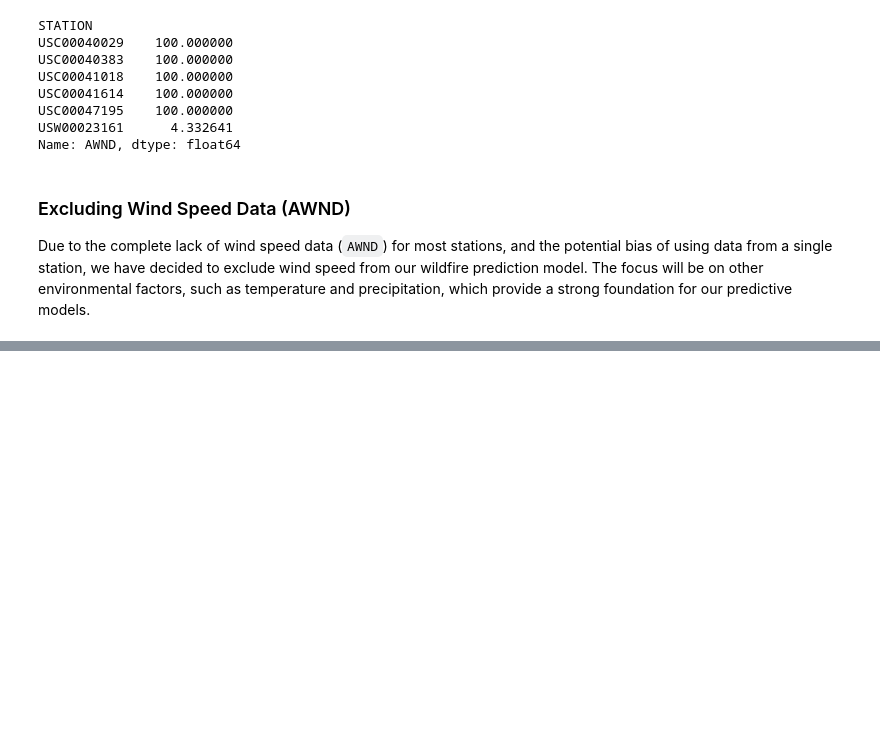
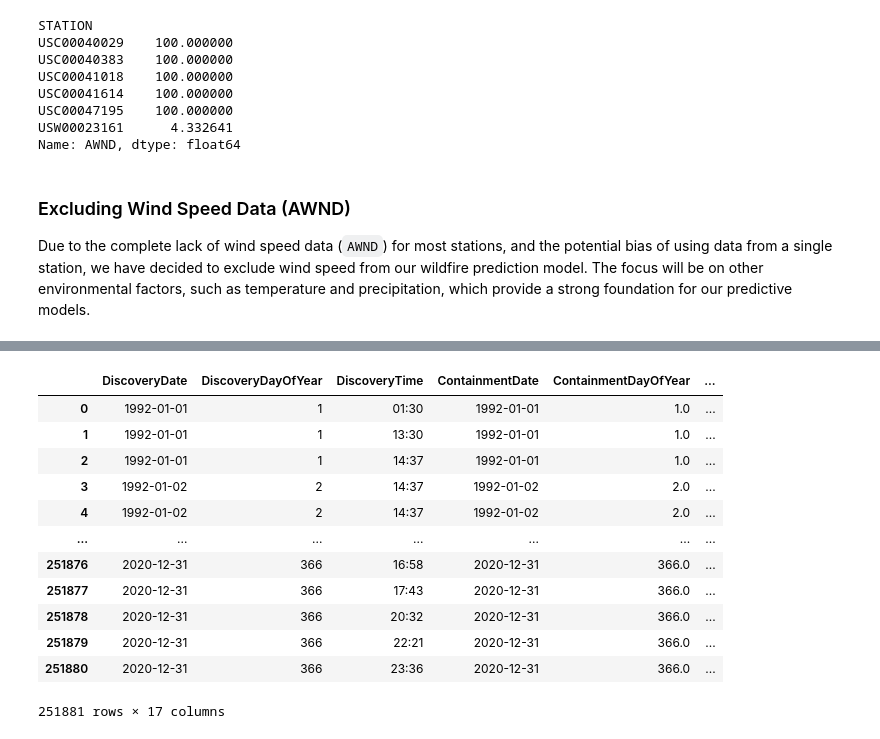
Before and after one commit to samuelbrhane/Extreme-Whether-Event-Prediction, a Jupyter notebook: Wildfires.ipynb, the cells around one changed output, grey strips where cells are left out. Cells and saved outputs as stored; diff of their text form; code cells hidden in the pictures; blank space fills up the shorter version.

```diff
--- a/Wildfires.ipynb
+++ b/Wildfires.ipynb
@@ -1576,0 +1614,38 @@ env_df
+# %%
+# Select unique stations
+stations_df = env_df[['Station', 'Latitude', 'Longitude']].drop_duplicates()
+
+# Convert degrees to radians
+stations_coords = np.radians(stations_df[['Latitude', 'Longitude']].to_numpy())
+wildfire_coords = np.radians(df_wildfire_ca[['Latitude', 'Longitude']].to_numpy())
+
+# Build a k-d tree
+tree = cKDTree(stations_coords)
+
+# Find the index of the nearest station for each wildfire
+distances, indices = tree.query(wildfire_coords, k=1)
+
+# Add the nearest station to the wildfire dataframe
+df_wildfire_ca['NearestStation'] = stations_df.iloc[indices]['Station'].values
+
+# Merge the wildfire data with environmental data on the nearest station and the date
+df_wildfire_ca = pd.merge(df_wildfire_ca, env_df, how='left', left_on=['NearestStation', 'DiscoveryDate'], right_on=['Station', 'Date'])
+
+df_wildfire_ca.drop(columns=['NearestStation', 'Station', 'Date', 'Name', 'Latitude_y', 'Longitude_y', 'Elevation'], inplace=True)
+df_wildfire_ca.rename(columns={'Latitude_x': 'Latitude', 'Longitude_x': 'Longitude'}, inplace=True)
+# %%
+df_wildfire_ca
+# %% [output]
+|  | DiscoveryDate | DiscoveryDayOfYear | DiscoveryTime | ContainmentDate | ContainmentDayOfYear | ... |
+| 0 | 1992-01-01 | 1 | 01:30 | 1992-01-01 | 1.0 | ... |
+| 1 | 1992-01-01 | 1 | 13:30 | 1992-01-01 | 1.0 | ... |
+| 2 | 1992-01-01 | 1 | 14:37 | 1992-01-01 | 1.0 | ... |
+| 3 | 1992-01-02 | 2 | 14:37 | 1992-01-02 | 2.0 | ... |
+| 4 | 1992-01-02 | 2 | 14:37 | 1992-01-02 | 2.0 | ... |
+| ... | ... | ... | ... | ... | ... | ... |
+| 251876 | 2020-12-31 | 366 | 16:58 | 2020-12-31 | 366.0 | ... |
+| 251877 | 2020-12-31 | 366 | 17:43 | 2020-12-31 | 366.0 | ... |
+| 251878 | 2020-12-31 | 366 | 20:32 | 2020-12-31 | 366.0 | ... |
+| 251879 | 2020-12-31 | 366 | 22:21 | 2020-12-31 | 366.0 | ... |
+| 251880 | 2020-12-31 | 366 | 23:36 | 2020-12-31 | 366.0 | ... |
+251881 rows × 17 columns
```
Also changed, not shown: parts of 11 cells of this notebook.
